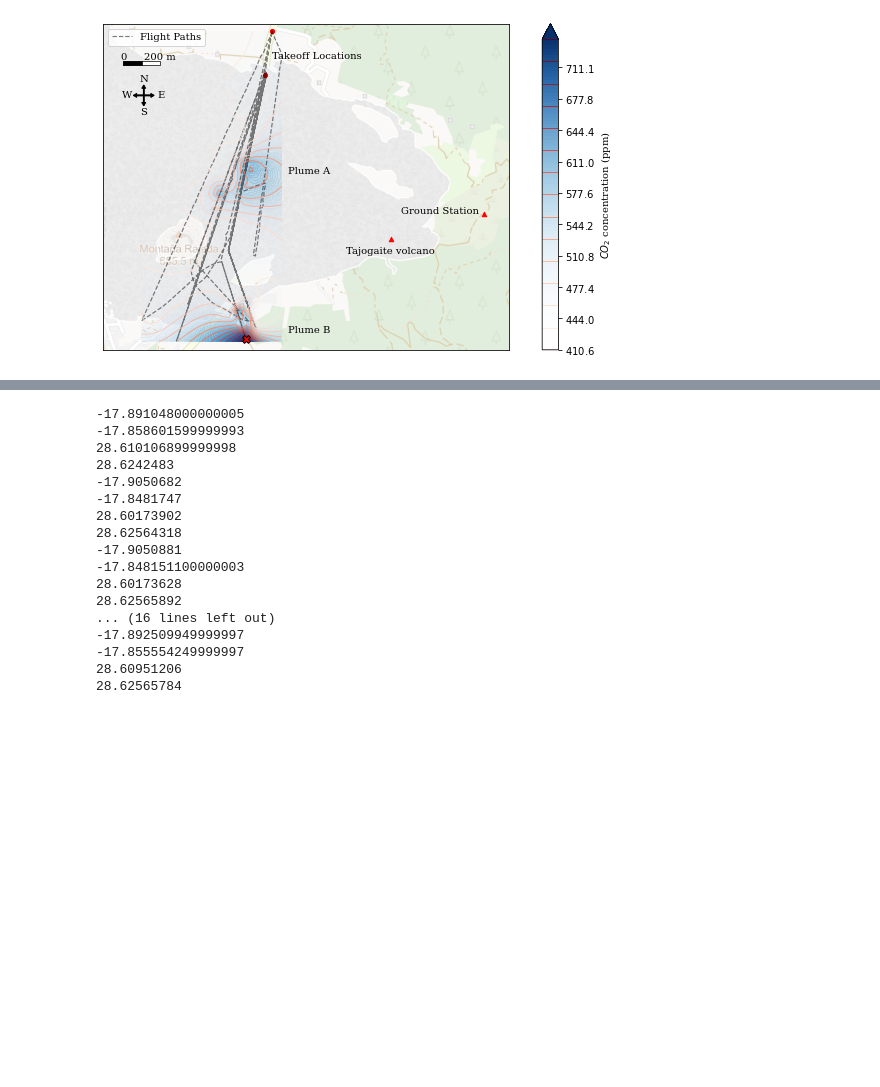
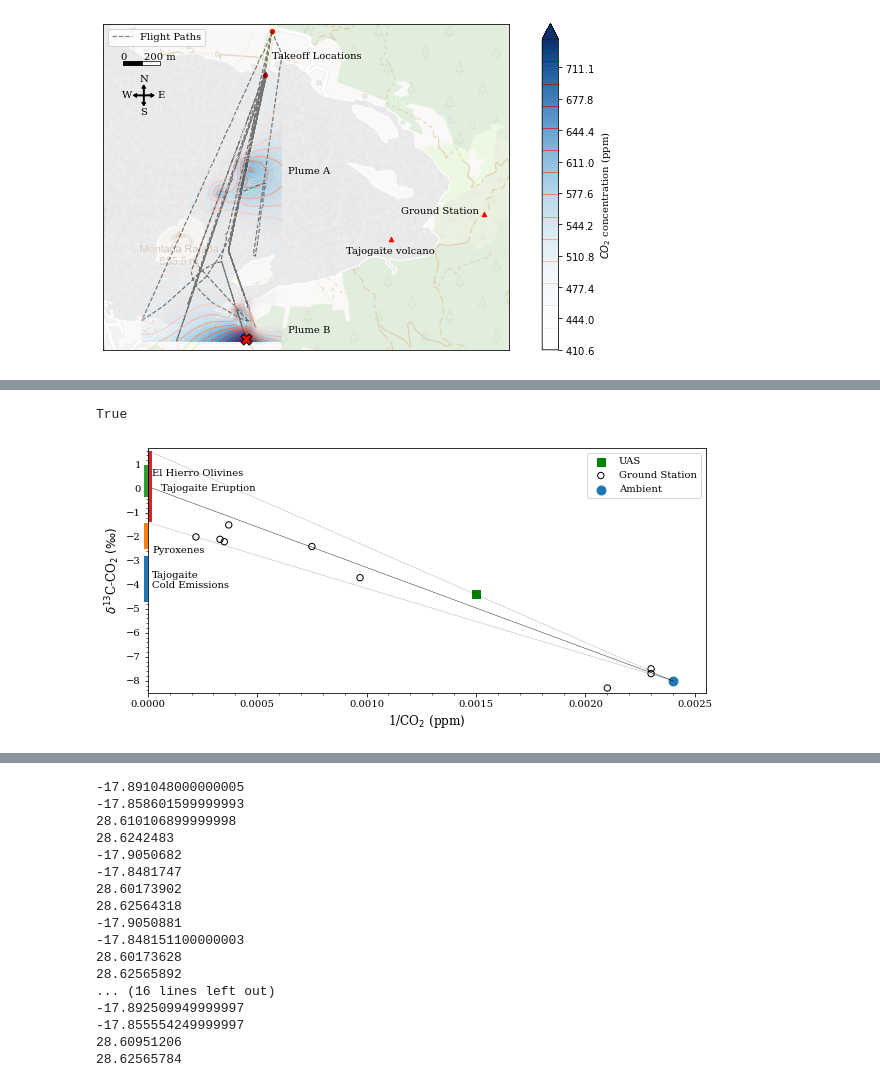
Before and after one commit to BCLab-UNM/lapalma-expedition, a Jupyter notebook: La Palma Nov 2021.ipynb, the cells around one changed output, grey strips where cells are left out. Cells and saved outputs as stored; diff of their text form; code cells hidden in the pictures; blank space fills up the shorter version.

```diff
--- a/La Palma Nov 2021.ipynb
+++ b/La Palma Nov 2021.ipynb
@@ -367 +562,51 @@ plt.savefig("altitude_krig.pdf", format="pdf")
+# %%
+len(CO2_ppm_reciprocal_ground) == len(delta13_C_per_thousand_ground)
+# %% [output]
+True
+# %%
+size = 80
+
+fig, ax = plt.subplots(figsize=(10, 4.5))
+
+# Line Plot from Ambient to Eruption
+ax.plot([0, CO2_ppm_reciprocal_ambient[0]], [bottom_intersect, delta13_C_per_thousand_ambient[0]], "k--", linewidth=0.2)
+ax.plot([0, CO2_ppm_reciprocal_ambient[0]], [top_intersect, delta13_C_per_thousand_ambient[0]], "k--", linewidth=0.2)
+ax.plot([0, CO2_ppm_reciprocal_ambient[0]], [numpy.mean(Tajogaite_Erupting_Gas), delta13_C_per_thousand_ambient[0]], "k-", linewidth=0.4)
+
+# Plot drone measurements
+ax.scatter(CO2_ppm_reciprocal_drone, delta13_C_per_thousand_drone, s=size, marker='s', color='green', label='UAS')
+
+# Plot ground measurements
+ax.scatter(CO2_ppm_reciprocal_ground, delta13_C_per_thousand_ground, s=size/2, marker='o', edgecolors='black', facecolors='none', label='Ground Station')
+
+# Plot ambient
+ax.scatter(CO2_ppm_reciprocal_ambient, delta13_C_per_thousand_ambient, s=size, label='Ambient')
+
+# Plot La Palma Cold Emmisions Range
+ax.errorbar(-0.00001, numpy.mean(La_Palma_cold_CO2_Gas), yerr = numpy.diff(La_Palma_cold_CO2_Gas)/2, fmt ='', linewidth=4, clip_on=False)
+ax.text(0.00002, numpy.mean(La_Palma_cold_CO2_Gas)-0.4, 'Tajogaite\nCold Emissions')
+
+# Plot Pyroxenes Range
+ax.errorbar(-0.00001, numpy.mean(pyroxenes), yerr = numpy.diff(pyroxenes)/2, fmt ='', linewidth=4, clip_on=False)
+ax.text(0.00002, numpy.mean(pyroxenes)-0.7, 'Pyroxenes')
+
+# Plot El Hierro Olivines
+ax.errorbar(-0.00001, numpy.mean(El_Hierro_olivines), yerr = numpy.diff(El_Hierro_olivines)/2, fmt ='', linewidth=4, clip_on=False)
+ax.text(0.00002, numpy.mean(El_Hierro_olivines)+0.2, 'El Hierro Olivines')
+
+# Plot La Palma Eruption Emmisions Range
+ax.errorbar(0.00001, numpy.mean(Tajogaite_Erupting_Gas), yerr = numpy.diff(Tajogaite_Erupting_Gas)/2, fmt ='', linewidth=4, clip_on=False)
+ax.text(0.00006, numpy.mean(Tajogaite_Erupting_Gas)-0.2, 'Tajogaite Eruption')
+
+ax.set_xlabel(r'1/CO$_2$ (ppm)', size=12)
+ax.set_ylabel(r'$\delta^{13}$C-CO$_2 \; (\perthousand)$', size=12)
+ax.set_ylim(-8.5,1.7)
+ax.set_xlim(0, 0.00255)
+ax.set_yticks(range(-8,2))
+ax.minorticks_on()
+ax.legend()
+
+saveFigure(plt, "KeelingPlot")
+# %% [output]
+[figure, added]
 # %%
```
Also changed, not shown: parts of 16 cells of this notebook, 1 other file.
